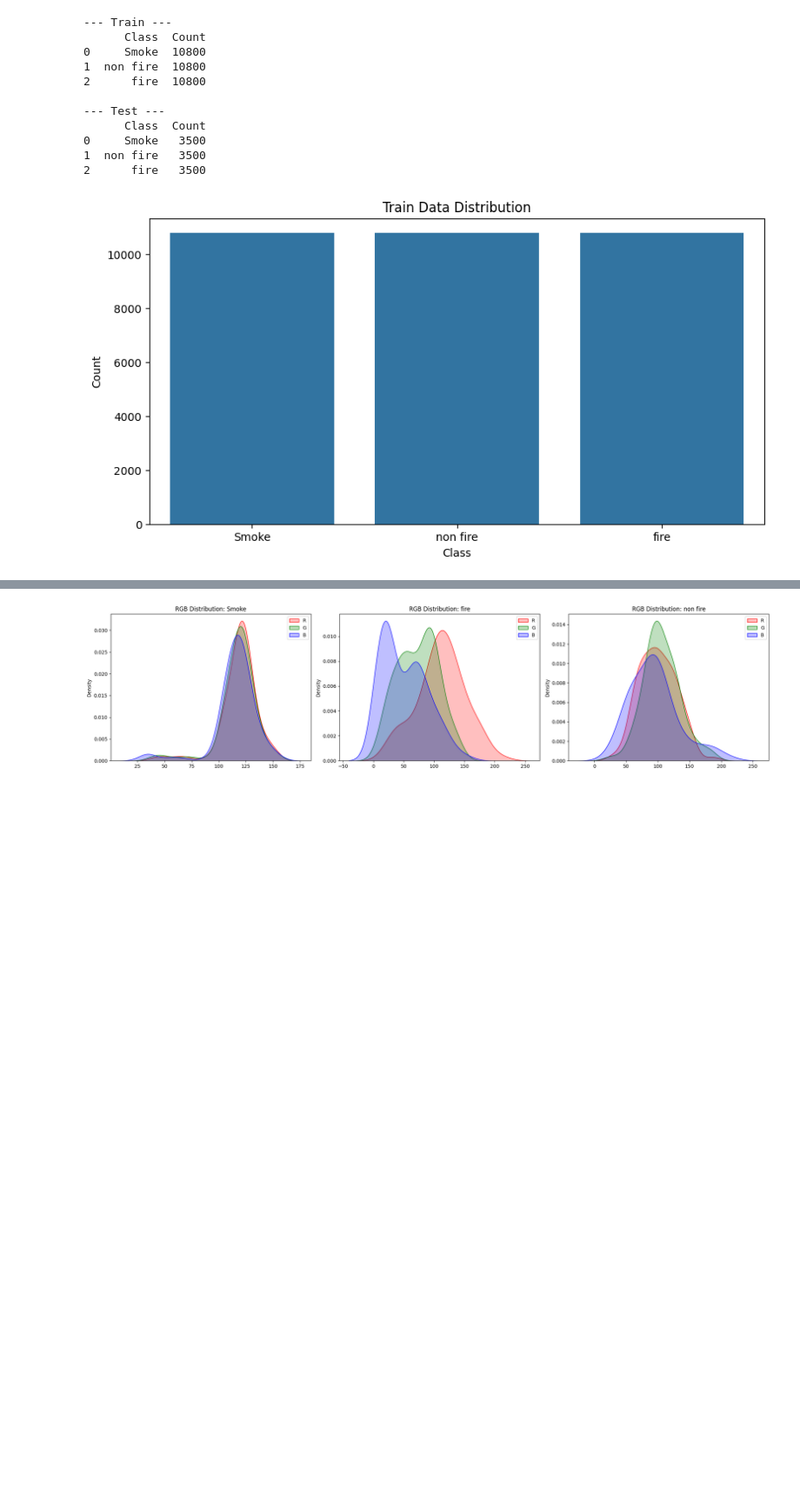
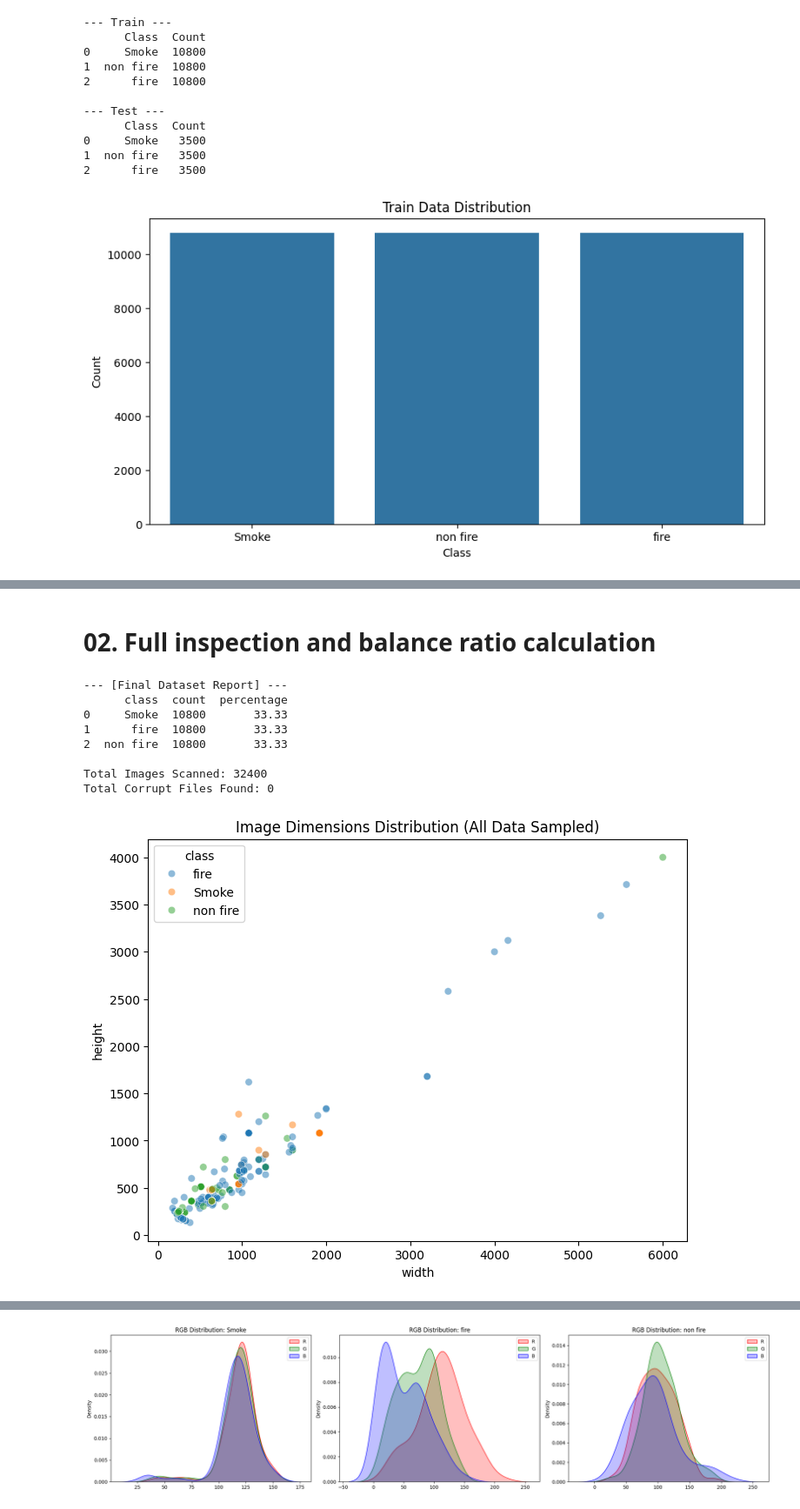
Before and after one commit to Bootcamp-IA-P6/p7_g2_multiclase, a Jupyter notebook: notebooks/02.ipynb, the cells around one changed output, grey strips where cells are left out. Shown at 87% size. Saved outputs shown, nothing was run; the diff lists cells and outputs as text; code cells hidden in the pictures; blank space fills up the shorter version.

Commit message:
feat: perform full-scale scan of ~43,000 images for data integrity, #7

```diff
--- a/notebooks/02.ipynb
+++ b/notebooks/02.ipynb
@@ -151,0 +106,79 @@ non fire  100.0  432.91  471.800122  220.0  250.0   256.0   360.0  3376.0
+# %% [markdown]
+# 02. Full inspection and balance ratio calculation
+# %%
+from PIL import Image
+from tqdm import tqdm
+import pandas as pd
+import matplotlib.pyplot as plt
+import seaborn as sns
+import os
+
+def perform_full_eda(directory, classes):
+    all_data = []
+    corrupt_files = []
+
+    # 1. full inspection
+    for label in classes:
+        label_path = os.path.join(directory, label)
+        files = os.listdir(label_path)
+
+        for f in tqdm(files, desc=f"Scanning {label}"):
+            file_path = os.path.join(label_path, f)
+            try:
+                with Image.open(file_path) as img:
+                    # collect image size
+                    w, h = img.size
+                    all_data.append({
+                        'class': label,
+                        'width': w,
+                        'height': h
+                    })
+                    # check file integrity
+                    img.verify()
+            except Exception as e:
+                # corrupted file log
+                corrupt_files.append(file_path)
+
+    # 2. Dataframe
+    df = pd.DataFrame(all_data)
+
+    # 3. Calculate the number of samples per class and their percentage distribution
+    summary_stats = df['class'].value_counts().reset_index()
+    summary_stats.columns = ['class', 'count']
+    summary_stats['percentage'] = (summary_stats['count'] / len(df) * 100).round(2)
+
+    print("\n--- [Final Dataset Report] ---")
+    print(summary_stats)
+    print(f"\nTotal Images Scanned: {len(df)}")
+    print(f"Total Corrupt Files Found: {len(corrupt_files)}")
+    if corrupt_files:
+        print("List of corrupt files:", corrupt_files)
+
+    # 4. Visualization of image size distribution
+    # sampling 1000 images
+    plt.figure(figsize=(8, 6))
+    sample_df = df.sample(min(1000, len(df)), random_state=42)
+    sns.scatterplot(data=sample_df, x='width', y='height', hue='class', alpha=0.5)
+    plt.title('Image Dimensions Distribution (All Data Sampled)')
+
+    plt.savefig('../reports/figures/02_dimensions.png')
+    plt.show()
+
+    # 5. Summary of image size statistics
+    print("\n--- [Dimension Statistics per Class] ---")
+    print(df.groupby('class').describe())
+
+    return df, summary_stats
+
+# execution
+df_all, final_summary = perform_full_eda(train_dir, classes)
+# %% [output]
+--- [Final Dataset Report] ---
+      class  count  percentage
+0     Smoke  10800       33.33
+1      fire  10800       33.33
+2  non fire  10800       33.33
+
+Total Images Scanned: 32400
+Total Corrupt Files Found: 0
+[figure, added]
```
Also changed, not shown: parts of 8 cells of this notebook, 2 other files.
